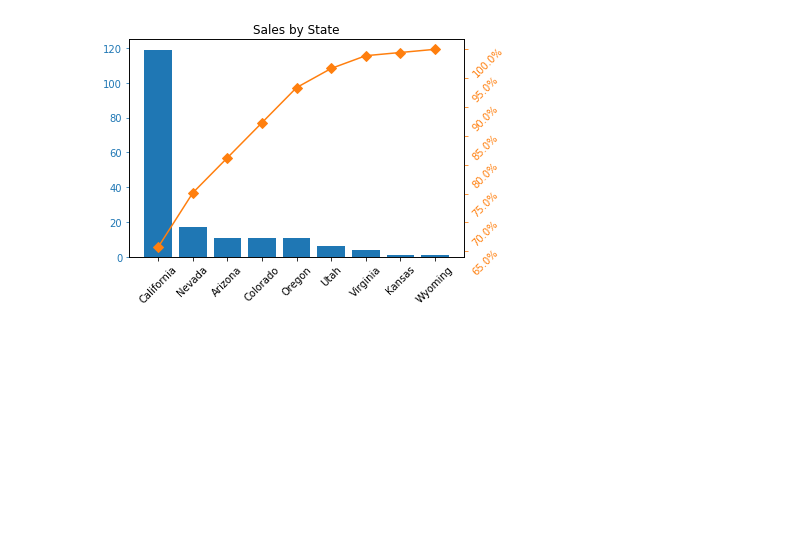
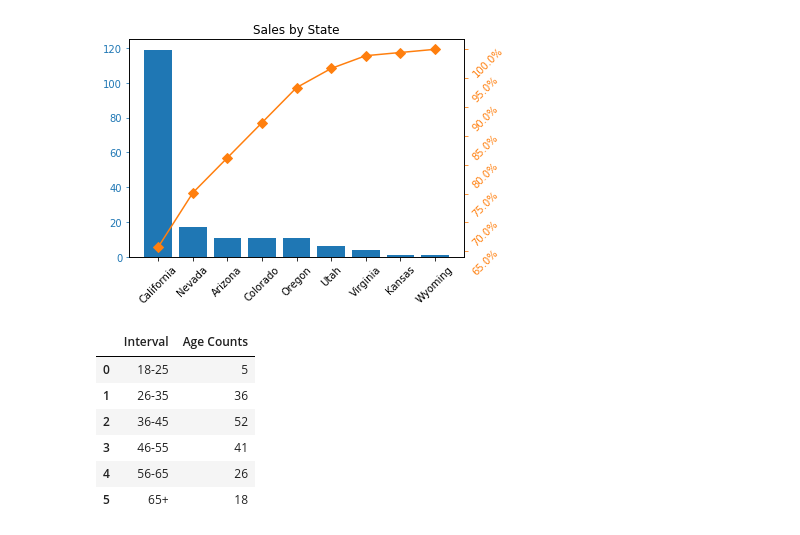
Before and after one commit to ramuir/Sales_Data, a Jupyter notebook: sales_data_analysis.ipynb, the cells around one changed output. Cells and saved outputs as stored; diff of their text form; code cells hidden in the pictures; blank space fills up the shorter version.

```diff
--- a/sales_data_analysis.ipynb
+++ b/sales_data_analysis.ipynb
@@ -86,0 +109,10 @@ plt.show()
+# %%
+sales_age
+# %% [output]
+|  | Interval | Age Counts |
+| 0 | 18-25 | 5 |
+| 1 | 26-35 | 36 |
+| 2 | 36-45 | 52 |
+| 3 | 46-55 | 41 |
+| 4 | 56-65 | 26 |
+| 5 | 65+ | 18 |
```
Also changed, not shown: parts of 7 cells of this notebook.
